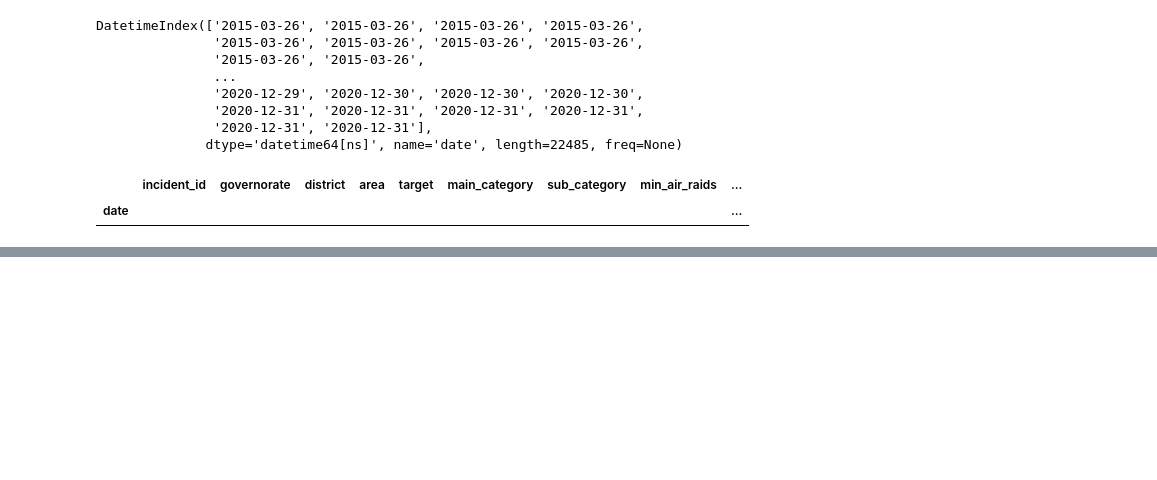
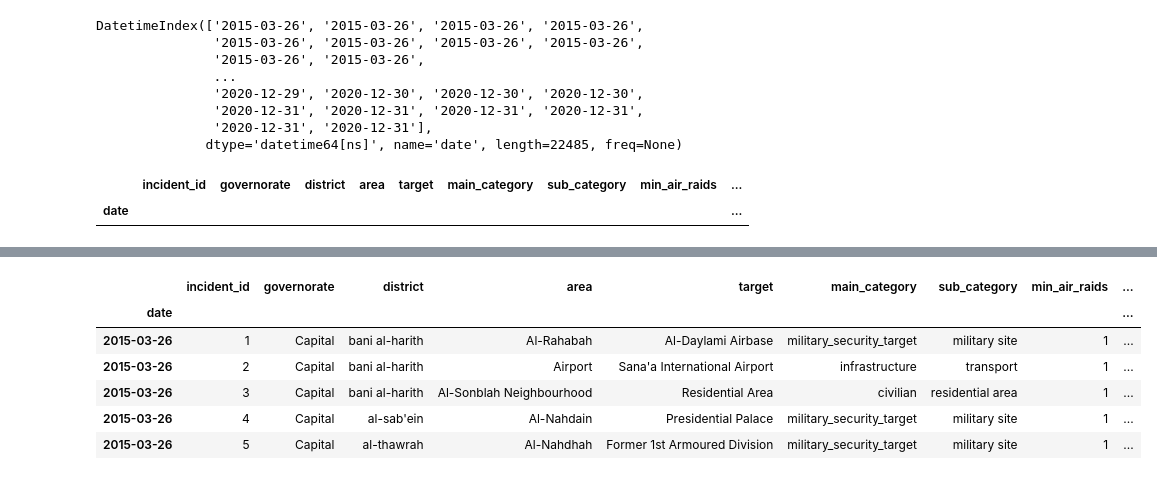
Before and after one commit to gnelsonpr6/yemen_air_raids, a Jupyter notebook: data_clean.ipynb, the cells around one changed output, grey strips where cells are left out. Cells and saved outputs as stored; diff of their text form; code cells hidden in the pictures; blank space fills up the shorter version.

```diff
--- a/data_clean.ipynb
+++ b/data_clean.ipynb
@@ -213,2 +299,10 @@ df['target'].value_counts()
 # %%
-df
+df.head()
+# %% [output]
+|  | incident_id | governorate | district | area | target | main_category | sub_category | min_air_raids | ... |
+| date |  |  |  |  |  |  |  |  | ... |
+| 2015-03-26 | 1 | Capital | bani al-harith | Al-Rahabah | Al-Daylami Airbase | military_security_target | military site | 1 | ... |
+| 2015-03-26 | 2 | Capital | bani al-harith | Airport | Sana'a International Airport | infrastructure | transport | 1 | ... |
+| 2015-03-26 | 3 | Capital | bani al-harith | Al-Sonblah Neighbourhood | Residential Area | civilian | residential area | 1 | ... |
+| 2015-03-26 | 4 | Capital | al-sab'ein | Al-Nahdain | Presidential Palace | military_security_target | military site | 1 | ... |
+| 2015-03-26 | 5 | Capital | al-thawrah | Al-Nahdhah | Former 1st Armoured Division | military_security_target | military site | 1 | ... |
```
Also changed, not shown: parts of 19 cells of this notebook, 2 other files.
